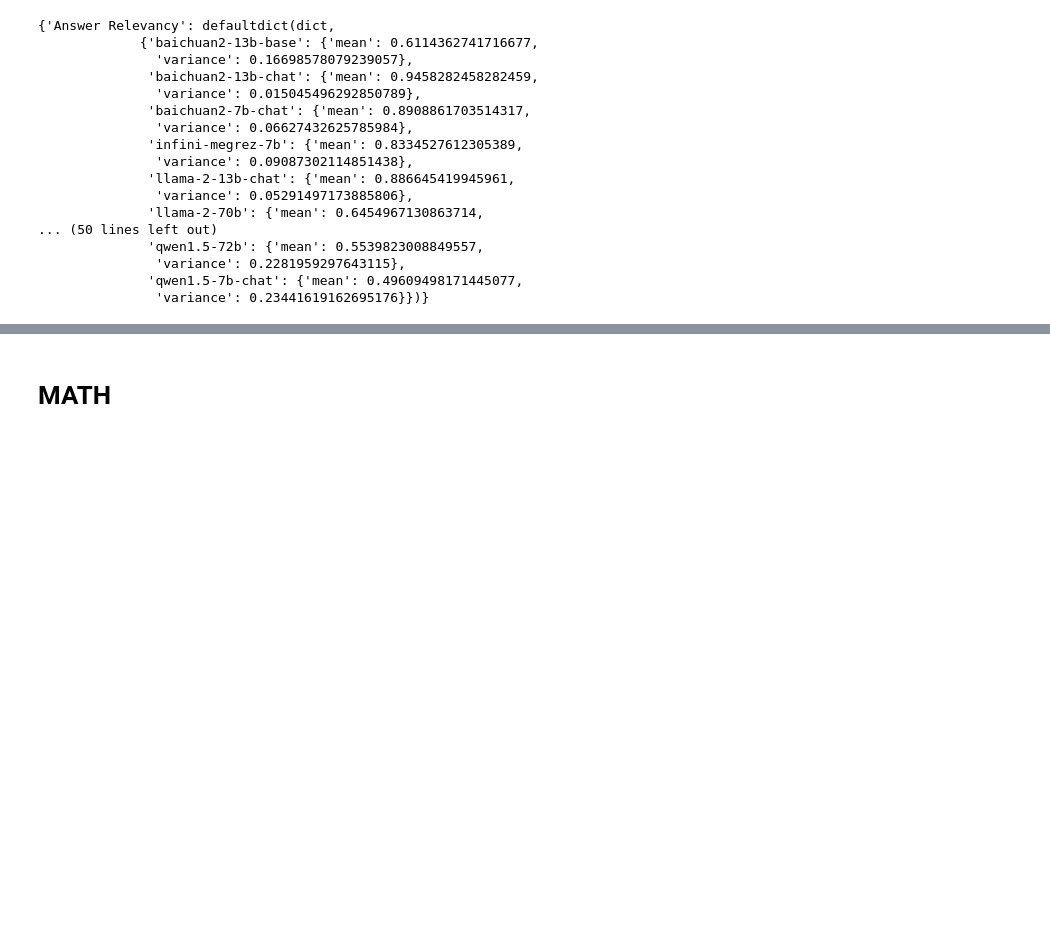
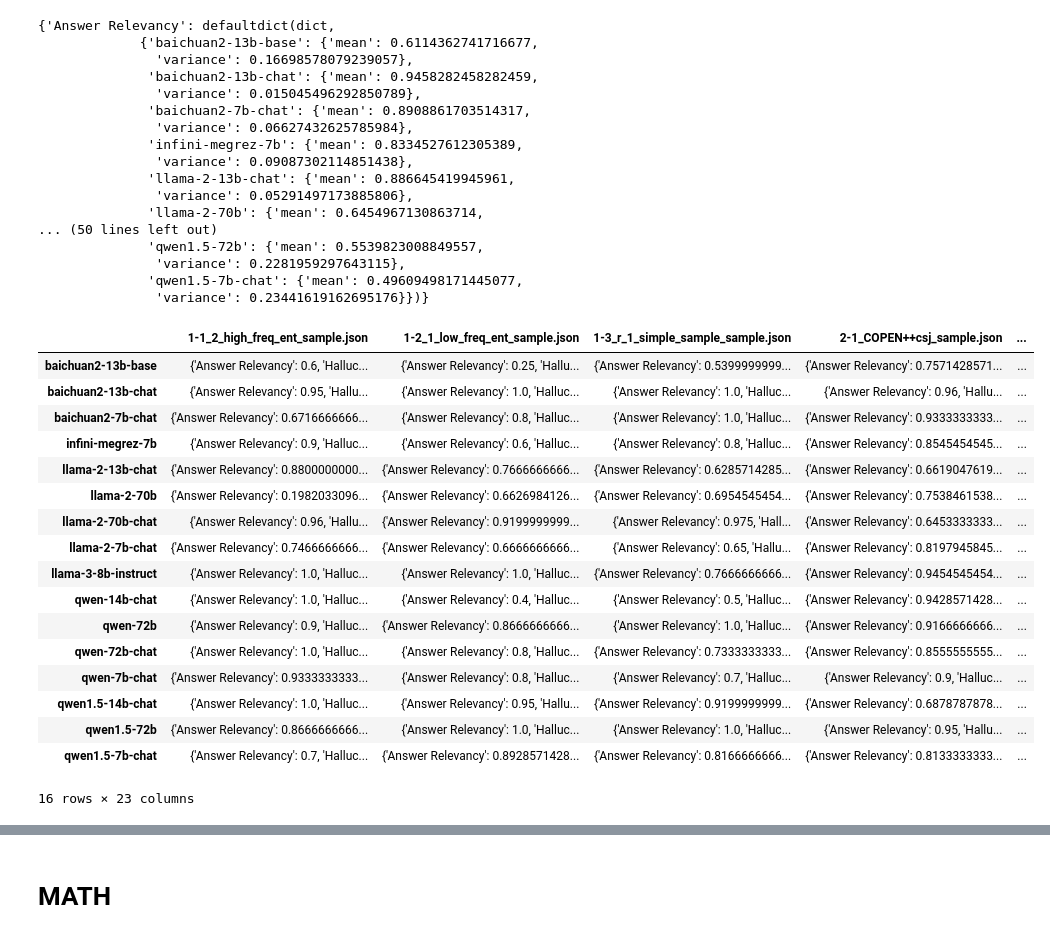
Before and after one commit to youjinliang2200016640/IR, a Jupyter notebook: evaluate_code.ipynb, the cells around one changed output, grey strips where cells are left out. Cells and saved outputs as stored; diff of their text form; code cells hidden in the pictures; blank space fills up the shorter version.

Commit message:
view the result of KoLA

```diff
--- a/evaluate_code.ipynb
+++ b/evaluate_code.ipynb
@@ -936,7 +910,7 @@ for dir,subdirs,files in os.walk("./eval/error"):
 # %%
 files_error = ['1-1_2_high_freq_ent_sample.json','1-2_1_low_freq_ent_sample.json', '1-3_r_1_simple_sample_sample.json', '2-5_DocRED_sample.json', '2-6_MAVEN_sample.json',  '2-8_r_DocRED_sample.json', '3-1_hotpotqa_sample.json', '3-2_2wikimultihopqa_sample.json', '3-4_kqapro_sample.json',  '3-6_r_KoRC++ood_sample.json',  '4-1_with_triples_sample.json', '4-2_r_with_triples_sample.json']
 for file in files_error[::-1]:
-    joinEvalErrorToData('./eval/error/'+file,'./eval/save/'+file)
+    joinEvalErrorToData('./data/KoLA/eval/error/'+file,'./data/KoLA/eval/save/'+file)
 # %%
 class UnionFind:
     def __init__(self,n):
@@ -1008,0 +987,12 @@ for dir,subdir,files in os.walk('./eval/save'):
+# %%
+for dir,subdir,files in os.walk("E:\\Repository\\KoLA\\Sample_Data"):
+    for file in files:
+        if file.endswith(".json"):
+            with open(os.path.join(dir,file)) as f:
+                data = json.load(f)
+            instructions = data["adapter_spec"]["instructions"]
+            prefix = file.replace(".json","").replace("_sample","")
+            for i,ins in enumerate(data["request_states"]):
+                ins["instance"]["idx"] = prefix+"=="+("%02d"%i)
+            with open(os.path.join(dir,file),'w') as f:
+                json.dump(data,f,indent=4)
@@ -1010,7 +1028,7 @@ for dir,subdir,files in os.walk('./eval/save'):
 ### Evaluation Results View
 # %%
 data_eval = {"Answer Relevancy":defaultdict(list),"Hallucination":defaultdict(list),}
-for dir,subdir,files in os.walk('eval/save'):
+for dir,subdir,files in os.walk('data/KoLA/eval/save'):
     for file in files:
         with open(os.path.join(dir,file)) as f:
             data = json.load(f)
@@ -1063,3 +1081,51 @@ data_eval_mean
                'variance': 0.2281959297643115},
               'qwen1.5-7b-chat': {'mean': 0.49609498171445077,
                'variance': 0.23441619162695176}})}
+# %%
+data_view = {}
+for dir,subdir,files in os.walk('data/KoLA/eval/save'):
+    for file in files:
+        data_id = defaultdict(dict)
+        with open(os.path.join(dir,file)) as f:
+            data = json.load(f)
+        for item in data['data']:
+            for metric in item["cached_metrics_data"]:
+                if metric["metric_metadata"]["metric"] not in data_id[item['AnswerModel']]:
+                    data_id[item['AnswerModel']][metric["metric_metadata"]["metric"]] = []
+                data_id[item['AnswerModel']][metric["metric_metadata"]["metric"]].append(metric["metric_metadata"]["score"])
+        for key,value in data_id.items():
+            for k,v in value.items():
+                data_id[key][k] = np.mean(v)
+        data_view[file] = data_id.copy()
+
+data_view_ar = deepcopy(data_view)
+data_view_h = deepcopy(data_view)
+for key,value in data_view_ar.items():
+    for k,v in value.items():
+        data_view_ar[key][k] = v['Answer Relevancy'] if 'Answer Relevancy' in v else None
+        data_view_h[key][k] = v['Hallucination'] if 'Hallucination' in v else None
+
+# pd.DataFrame(data_view).to_json("data/KoLA/results_view/model_file_dict_AR_H.json",indent=4)
+# pd.DataFrame(data_view_ar).to_json("data/KoLA/results_view/model_file_AnswerRelevancy.json",indent=4)
+# pd.DataFrame(data_view_h).to_json("data/KoLA/results_view/model_file_Hallucination.json",indent=4)
+# %%
+pd.DataFrame(data_view)
+# %% [output]
+|  | 1-1_2_high_freq_ent_sample.json | 1-2_1_low_freq_ent_sample.json | 1-3_r_1_simple_sample_sample.json | 2-1_COPEN++csj_sample.json | ... |
+| baichuan2-13b-base | {'Answer Relevancy': 0.6, 'Halluc... | {'Answer Relevancy': 0.25, 'Hallu... | {'Answer Relevancy': 0.5399999999... | {'Answer Relevancy': 0.7571428571... | ... |
+| baichuan2-13b-chat | {'Answer Relevancy': 0.95, 'Hallu... | {'Answer Relevancy': 1.0, 'Halluc... | {'Answer Relevancy': 1.0, 'Halluc... | {'Answer Relevancy': 0.96, 'Hallu... | ... |
+| baichuan2-7b-chat | {'Answer Relevancy': 0.6716666666... | {'Answer Relevancy': 0.8, 'Halluc... | {'Answer Relevancy': 1.0, 'Halluc... | {'Answer Relevancy': 0.9333333333... | ... |
+| infini-megrez-7b | {'Answer Relevancy': 0.9, 'Halluc... | {'Answer Relevancy': 0.6, 'Halluc... | {'Answer Relevancy': 0.8, 'Halluc... | {'Answer Relevancy': 0.8545454545... | ... |
+| llama-2-13b-chat | {'Answer Relevancy': 0.8800000000... | {'Answer Relevancy': 0.7666666666... | {'Answer Relevancy': 0.6285714285... | {'Answer Relevancy': 0.6619047619... | ... |
+| llama-2-70b | {'Answer Relevancy': 0.1982033096... | {'Answer Relevancy': 0.6626984126... | {'Answer Relevancy': 0.6954545454... | {'Answer Relevancy': 0.7538461538... | ... |
+| llama-2-70b-chat | {'Answer Relevancy': 0.96, 'Hallu... | {'Answer Relevancy': 0.9199999999... | {'Answer Relevancy': 0.975, 'Hall... | {'Answer Relevancy': 0.6453333333... | ... |
+| llama-2-7b-chat | {'Answer Relevancy': 0.7466666666... | {'Answer Relevancy': 0.6666666666... | {'Answer Relevancy': 0.65, 'Hallu... | {'Answer Relevancy': 0.8197945845... | ... |
+| llama-3-8b-instruct | {'Answer Relevancy': 1.0, 'Halluc... | {'Answer Relevancy': 1.0, 'Halluc... | {'Answer Relevancy': 0.7666666666... | {'Answer Relevancy': 0.9454545454... | ... |
+| qwen-14b-chat | {'Answer Relevancy': 1.0, 'Halluc... | {'Answer Relevancy': 0.4, 'Halluc... | {'Answer Relevancy': 0.5, 'Halluc... | {'Answer Relevancy': 0.9428571428... | ... |
+| qwen-72b | {'Answer Relevancy': 0.9, 'Halluc... | {'Answer Relevancy': 0.8666666666... | {'Answer Relevancy': 1.0, 'Halluc... | {'Answer Relevancy': 0.9166666666... | ... |
+| qwen-72b-chat | {'Answer Relevancy': 1.0, 'Halluc... | {'Answer Relevancy': 0.8, 'Halluc... | {'Answer Relevancy': 0.7333333333... | {'Answer Relevancy': 0.8555555555... | ... |
+| qwen-7b-chat | {'Answer Relevancy': 0.9333333333... | {'Answer Relevancy': 0.8, 'Halluc... | {'Answer Relevancy': 0.7, 'Halluc... | {'Answer Relevancy': 0.9, 'Halluc... | ... |
+| qwen1.5-14b-chat | {'Answer Relevancy': 1.0, 'Halluc... | {'Answer Relevancy': 0.95, 'Hallu... | {'Answer Relevancy': 0.9199999999... | {'Answer Relevancy': 0.6878787878... | ... |
+| qwen1.5-72b | {'Answer Relevancy': 0.8666666666... | {'Answer Relevancy': 1.0, 'Halluc... | {'Answer Relevancy': 1.0, 'Halluc... | {'Answer Relevancy': 0.95, 'Hallu... | ... |
+| qwen1.5-7b-chat | {'Answer Relevancy': 0.7, 'Halluc... | {'Answer Relevancy': 0.8928571428... | {'Answer Relevancy': 0.8166666666... | {'Answer Relevancy': 0.8133333333... | ... |
+16 rows × 23 columns
```
Also changed, not shown: parts of 21 cells of this notebook, 4 other files.
